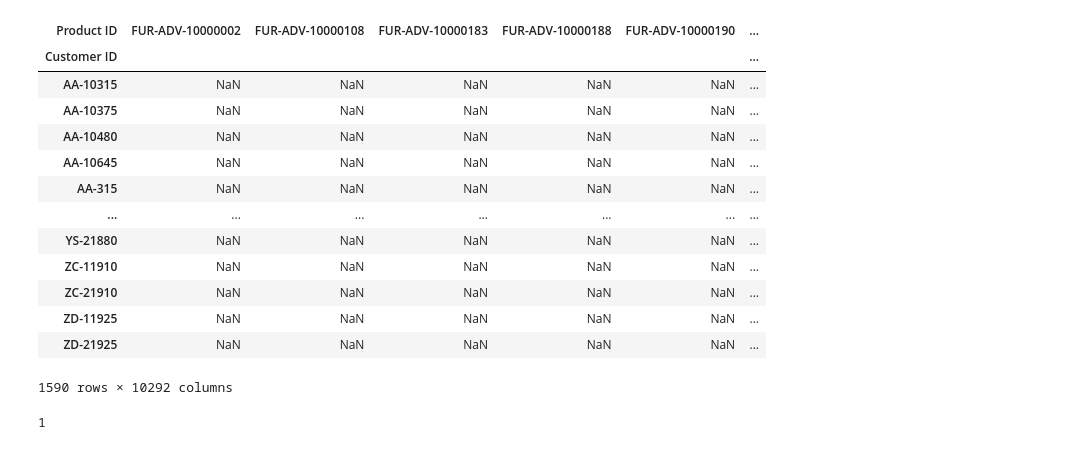
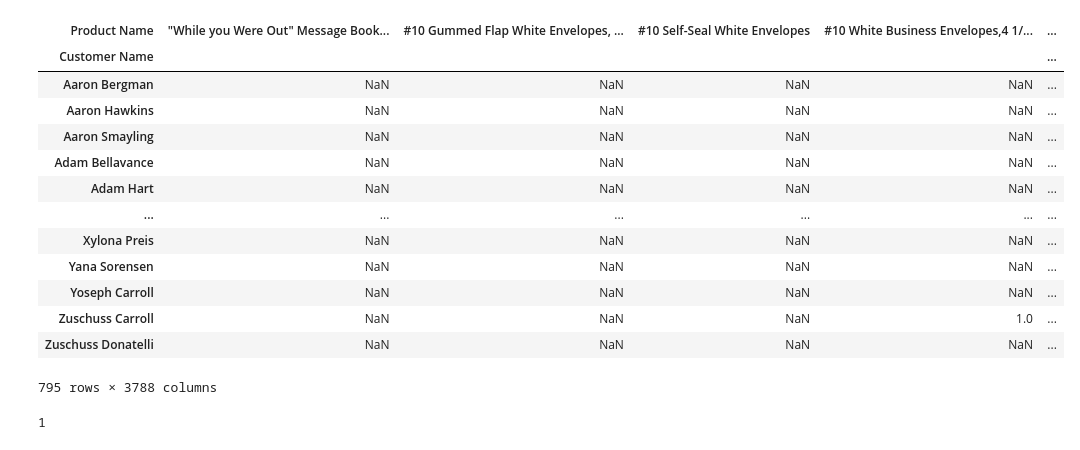
Before and after one commit to breakpointlv/CodeAcademyBerlin-06-ecommerce, a Jupyter notebook: 07-recommender.ipynb, the cells around one changed output. Saved outputs shown, nothing was run; the diff lists cells and outputs as text; code cells hidden in the pictures.

```diff
--- a/07-recommender.ipynb
+++ b/07-recommender.ipynb
@@ -5,22 +5,22 @@ import numpy as np
 df = pd.read_csv("db/global-superstore-orders.csv")
 # %%
 # cross tab of customers and products with counts
-pd.crosstab(df['Customer ID'], df['Product ID'], df["Quantity"], aggfunc=pd.Series.nunique)
+pd.crosstab(df['Customer Name'], df['Product Name'], df["Quantity"], aggfunc=pd.Series.nunique)
 # %% [output]
-| Product ID | FUR-ADV-10000002 | FUR-ADV-10000108 | FUR-ADV-10000183 | FUR-ADV-10000188 | FUR-ADV-10000190 | ... |
-| Customer ID |  |  |  |  |  | ... |
-| AA-10315 | NaN | NaN | NaN | NaN | NaN | ... |
-| AA-10375 | NaN | NaN | NaN | NaN | NaN | ... |
-| AA-10480 | NaN | NaN | NaN | NaN | NaN | ... |
-| AA-10645 | NaN | NaN | NaN | NaN | NaN | ... |
-| AA-315 | NaN | NaN | NaN | NaN | NaN | ... |
-| ... | ... | ... | ... | ... | ... | ... |
-| YS-21880 | NaN | NaN | NaN | NaN | NaN | ... |
-| ZC-11910 | NaN | NaN | NaN | NaN | NaN | ... |
-| ZC-21910 | NaN | NaN | NaN | NaN | NaN | ... |
-| ZD-11925 | NaN | NaN | NaN | NaN | NaN | ... |
-| ZD-21925 | NaN | NaN | NaN | NaN | NaN | ... |
+| Product Name | "While you Were Out" Message Book... | #10 Gummed Flap White Envelopes, ... | #10 Self-Seal White Envelopes | #10 White Business Envelopes,4 1/... | ... |
+| Customer Name |  |  |  |  | ... |
+| Aaron Bergman | NaN | NaN | NaN | NaN | ... |
+| Aaron Hawkins | NaN | NaN | NaN | NaN | ... |
+| Aaron Smayling | NaN | NaN | NaN | NaN | ... |
+| Adam Bellavance | NaN | NaN | NaN | NaN | ... |
+| Adam Hart | NaN | NaN | NaN | NaN | ... |
+| ... | ... | ... | ... | ... | ... |
+| Xylona Preis | NaN | NaN | NaN | NaN | ... |
+| Yana Sorensen | NaN | NaN | NaN | NaN | ... |
+| Yoseph Carroll | NaN | NaN | NaN | NaN | ... |
+| Zuschuss Carroll | NaN | NaN | NaN | 1.0 | ... |
+| Zuschuss Donatelli | NaN | NaN | NaN | NaN | ... |
-1590 rows × 10292 columns
+795 rows × 3788 columns
 # %%
 from fastai.collab import CollabDataLoaders
 
```
Also changed, not shown: parts of 16 cells of this notebook, 8 other files.
